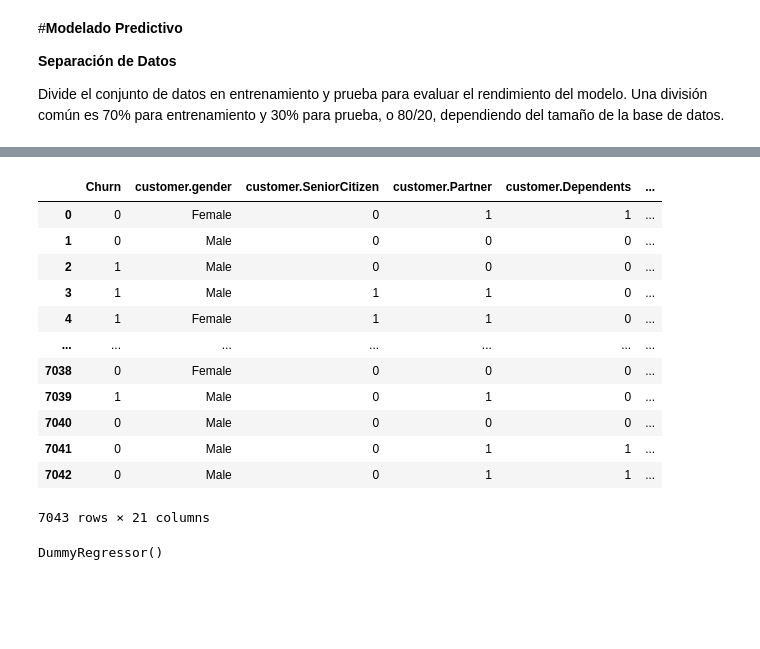
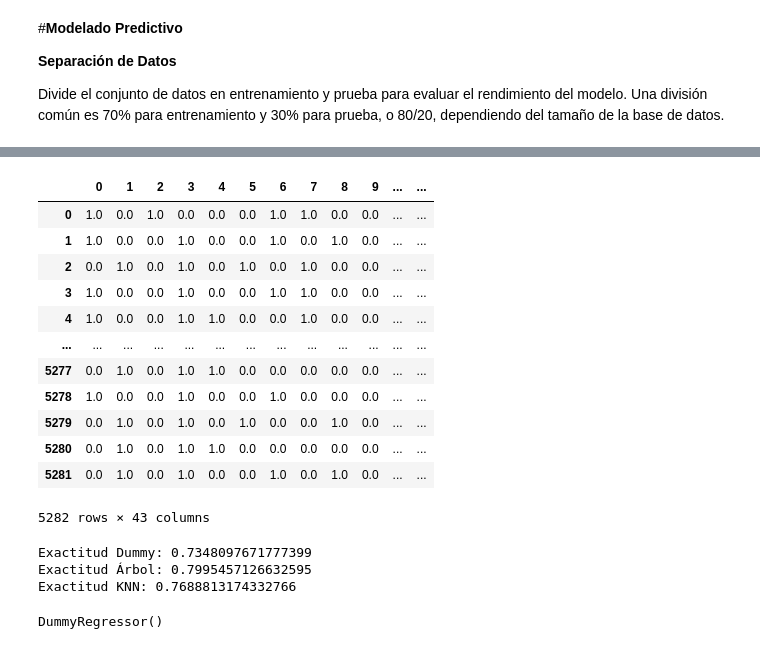
Before and after one commit to Ivan8Garcia/challenge-data-science, a Jupyter notebook: TelecomX_Parte2.ipynb, the cells around one changed output, grey strips where cells are left out. Drawn from its saved outputs; the diff is of its cells as text; code cells hidden in the pictures; blank space fills up the shorter version.

```diff
--- a/TelecomX_Parte2.ipynb
+++ b/TelecomX_Parte2.ipynb
@@ -477,17 +524,18 @@ from sklearn.dummy import DummyRegressor
 # %%
 #ahora tenemos que dividir el conjunto de nuestros datos en entrenamiento y prueba, la division sera 70% para entrenamiento y 30% para prueba
-datos
+#este dataframe normalizado ya no tiene la columna churn porque eso se hizo desde el comienzo
+df
 # %% [output]
-|  | Churn | customer.gender | customer.SeniorCitizen | customer.Partner | customer.Dependents | ... |
-| 0 | 0 | Female | 0 | 1 | 1 | ... |
-| 1 | 0 | Male | 0 | 0 | 0 | ... |
-| 2 | 1 | Male | 0 | 0 | 0 | ... |
-| 3 | 1 | Male | 1 | 1 | 0 | ... |
-| 4 | 1 | Female | 1 | 1 | 0 | ... |
-| ... | ... | ... | ... | ... | ... | ... |
-| 7038 | 0 | Female | 0 | 0 | 0 | ... |
-| 7039 | 1 | Male | 0 | 1 | 0 | ... |
-| 7040 | 0 | Male | 0 | 0 | 0 | ... |
-| 7041 | 0 | Male | 0 | 1 | 1 | ... |
-| 7042 | 0 | Male | 0 | 1 | 1 | ... |
+|  | 0 | 1 | 2 | 3 | 4 | 5 | 6 | 7 | 8 | 9 | ... | ... |
+| 0 | 1.0 | 0.0 | 1.0 | 0.0 | 0.0 | 0.0 | 1.0 | 1.0 | 0.0 | 0.0 | ... | ... |
+| 1 | 1.0 | 0.0 | 0.0 | 1.0 | 0.0 | 0.0 | 1.0 | 0.0 | 1.0 | 0.0 | ... | ... |
+| 2 | 0.0 | 1.0 | 0.0 | 1.0 | 0.0 | 1.0 | 0.0 | 1.0 | 0.0 | 0.0 | ... | ... |
+| 3 | 1.0 | 0.0 | 0.0 | 1.0 | 0.0 | 0.0 | 1.0 | 1.0 | 0.0 | 0.0 | ... | ... |
+| 4 | 1.0 | 0.0 | 0.0 | 1.0 | 1.0 | 0.0 | 0.0 | 1.0 | 0.0 | 0.0 | ... | ... |
+| ... | ... | ... | ... | ... | ... | ... | ... | ... | ... | ... | ... | ... |
+| 5277 | 0.0 | 1.0 | 0.0 | 1.0 | 1.0 | 0.0 | 0.0 | 0.0 | 0.0 | 0.0 | ... | ... |
+| 5278 | 1.0 | 0.0 | 0.0 | 1.0 | 0.0 | 0.0 | 1.0 | 0.0 | 0.0 | 0.0 | ... | ... |
+| 5279 | 0.0 | 1.0 | 0.0 | 1.0 | 0.0 | 1.0 | 0.0 | 0.0 | 1.0 | 0.0 | ... | ... |
+| 5280 | 0.0 | 1.0 | 0.0 | 1.0 | 1.0 | 0.0 | 0.0 | 0.0 | 0.0 | 0.0 | ... | ... |
+| 5281 | 0.0 | 1.0 | 0.0 | 1.0 | 0.0 | 0.0 | 1.0 | 0.0 | 1.0 | 0.0 | ... | ... |
-7043 rows × 21 columns
+5282 rows × 43 columns
@@ -497,3 +542,11 @@ y=datos["Churn"]
+# %%
+print(f'Exactitud Dummy: {dummy.score(X_test, y_test)}')
+print(f'Exactitud Árbol: {arbol.score(X_test, y_test)}')
+print(f'Exactitud KNN: {knn.score(X_test_normalizado, y_test)}')
+# %% [output]
+Exactitud Dummy: 0.7348097671777399
+Exactitud Árbol: 0.7995457126632595
+Exactitud KNN: 0.7688813174332766
 # %%
 #segundo,empezaremos a segmentar nuestras X_train,etc...
 X_train,X_test,y_train,y_test= train_test_split(X,y,test_size=0.3,random_state=42)
```
Also changed, not shown: parts of 17 cells of this notebook.
